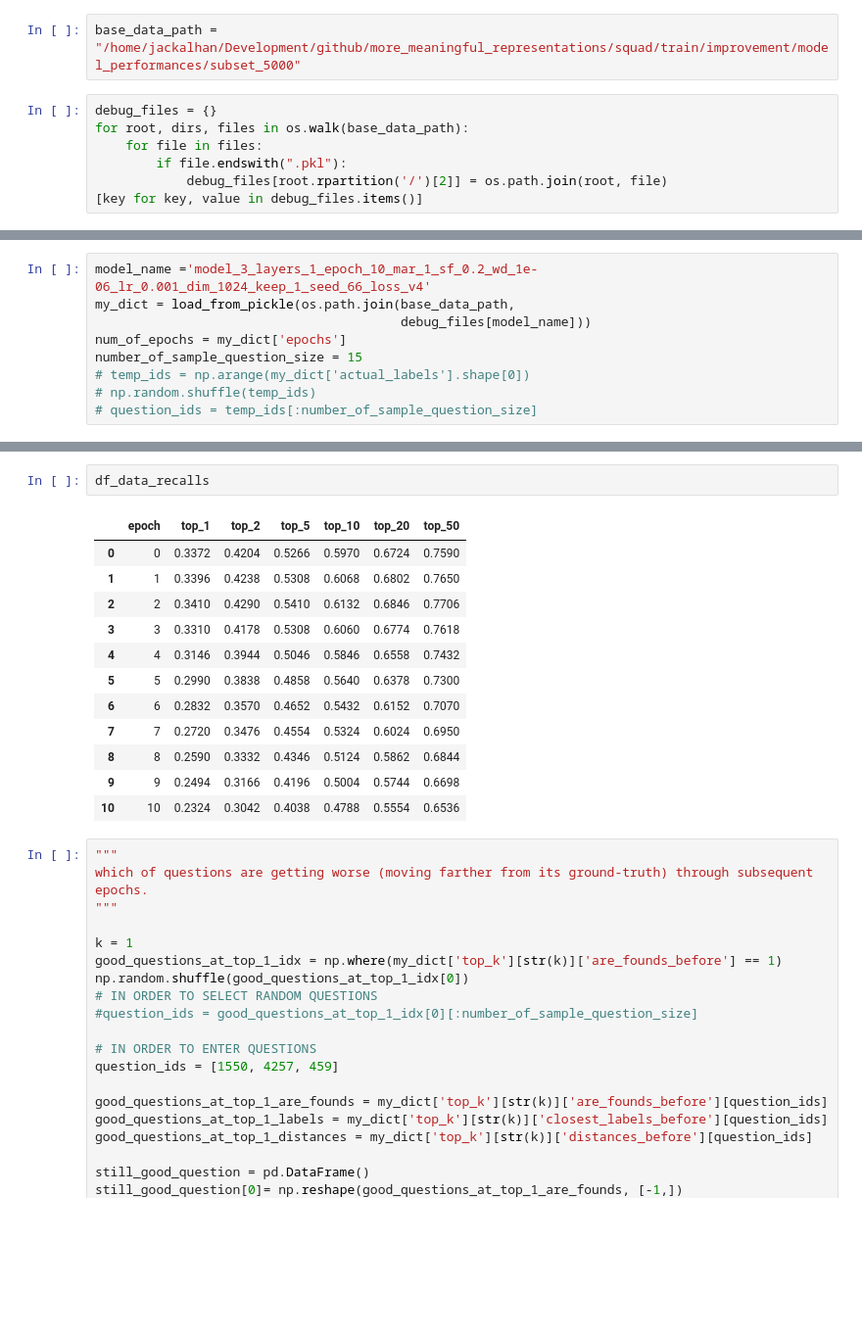
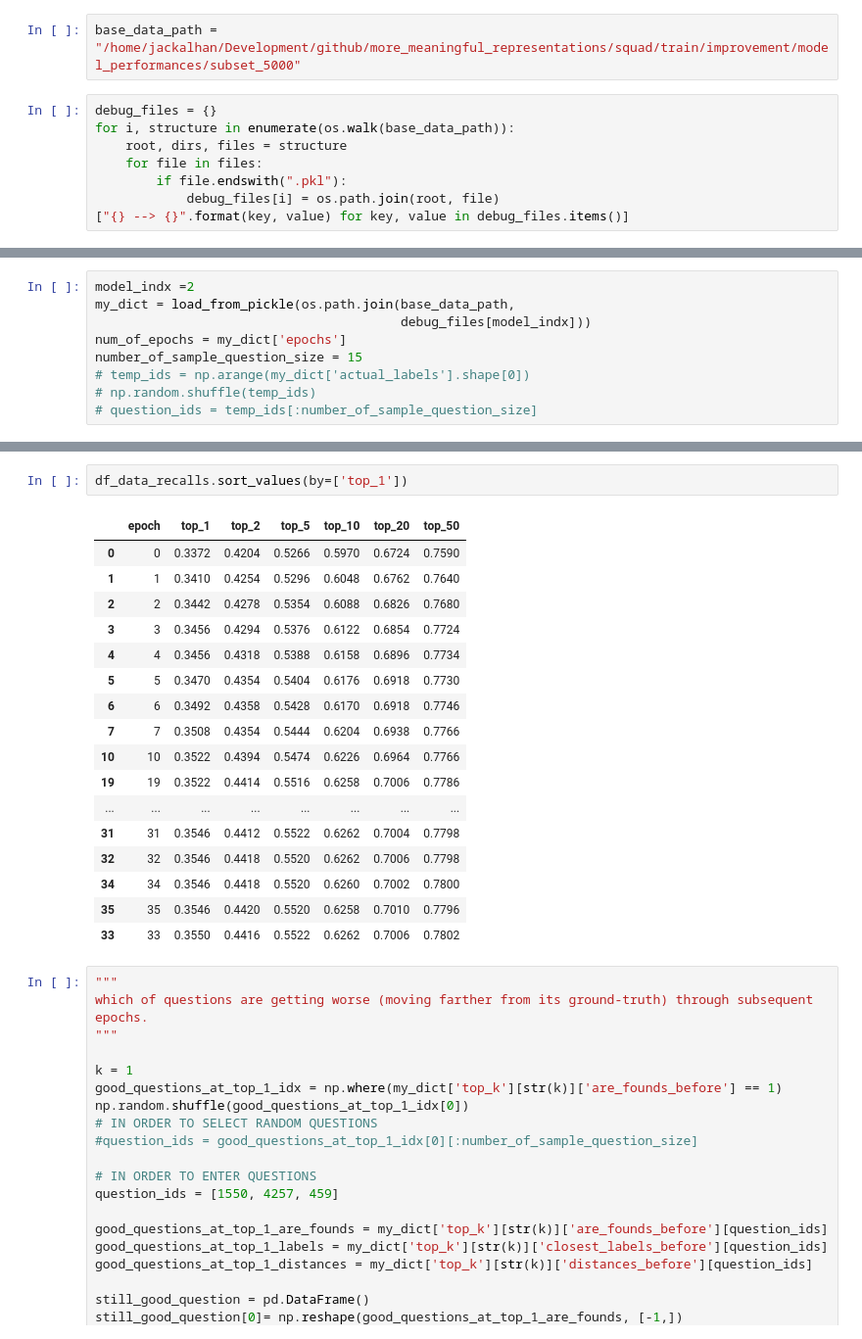
Before and after one commit to jackalhan/more_meaningful_representations, a Jupyter notebook: squad/Model_Execution_for_Tracing_Improvement.ipynb, the cells around one changed output, grey strips where cells are left out. Shown at 98% size. Drawn from its saved outputs; the diff is of its cells as text; blank space fills up the shorter version.

```diff
--- a/squad/Model_Execution_for_Tracing_Improvement.ipynb
+++ b/squad/Model_Execution_for_Tracing_Improvement.ipynb
@@ -16,9 +16,10 @@ py.offline.init_notebook_mode(connected=True)
 base_data_path = "/home/jackalhan/Development/github/more_meaningful_representations/squad/train/improvement/model_performances/subset_5000"
 # %%
 debug_files = {}
-for root, dirs, files in os.walk(base_data_path):
+for i, structure in enumerate(os.walk(base_data_path)):
+    root, dirs, files = structure
     for file in files:
         if file.endswith(".pkl"):
-            debug_files[root.rpartition('/')[2]] = os.path.join(root, file)
-[key for key, value in debug_files.items()]
+            debug_files[i] = os.path.join(root, file)
+["{} --> {}".format(key, value) for key, value in debug_files.items()]
 # %% [output]
@@ -32,7 +32,7 @@ for root, dirs, files in os.walk(base_data_path):
 # %%
-model_name ='model_3_layers_1_epoch_10_mar_1_sf_0.2_wd_1e-06_lr_0.001_dim_1024_keep_1_seed_66_loss_v4'
+model_indx =2
 my_dict = load_from_pickle(os.path.join(base_data_path,
-                                        debug_files[model_name]))
+                                        debug_files[model_indx]))
 num_of_epochs = my_dict['epochs']
 number_of_sample_question_size = 15
 # temp_ids = np.arange(my_dict['actual_labels'].shape[0])
@@ -77,21 +77,26 @@ fig =  go.Figure(data=traces, layout=layout)
 py.offline.iplot(fig)
 # %% [output]
 [interactive output not drawn]
-# %%
-df_data_recalls
-# %% [output]
-|  | epoch | top_1 | top_2 | top_5 | top_10 | top_20 | top_50 |
-| 0 | 0 | 0.3372 | 0.4204 | 0.5266 | 0.5970 | 0.6724 | 0.7590 |
-| 1 | 1 | 0.3396 | 0.4238 | 0.5308 | 0.6068 | 0.6802 | 0.7650 |
-| 2 | 2 | 0.3410 | 0.4290 | 0.5410 | 0.6132 | 0.6846 | 0.7706 |
-| 3 | 3 | 0.3310 | 0.4178 | 0.5308 | 0.6060 | 0.6774 | 0.7618 |
-| 4 | 4 | 0.3146 | 0.3944 | 0.5046 | 0.5846 | 0.6558 | 0.7432 |
-| 5 | 5 | 0.2990 | 0.3838 | 0.4858 | 0.5640 | 0.6378 | 0.7300 |
-| 6 | 6 | 0.2832 | 0.3570 | 0.4652 | 0.5432 | 0.6152 | 0.7070 |
-| 7 | 7 | 0.2720 | 0.3476 | 0.4554 | 0.5324 | 0.6024 | 0.6950 |
-| 8 | 8 | 0.2590 | 0.3332 | 0.4346 | 0.5124 | 0.5862 | 0.6844 |
-| 9 | 9 | 0.2494 | 0.3166 | 0.4196 | 0.5004 | 0.5744 | 0.6698 |
-| 10 | 10 | 0.2324 | 0.3042 | 0.4038 | 0.4788 | 0.5554 | 0.6536 |
+# %%
+df_data_recalls.sort_values(by=['top_1'])
+# %% [output]
+|  | epoch | top_1 | top_2 | top_5 | top_10 | top_20 | top_50 |
+| 0 | 0 | 0.3372 | 0.4204 | 0.5266 | 0.5970 | 0.6724 | 0.7590 |
+| 1 | 1 | 0.3410 | 0.4254 | 0.5296 | 0.6048 | 0.6762 | 0.7640 |
+| 2 | 2 | 0.3442 | 0.4278 | 0.5354 | 0.6088 | 0.6826 | 0.7680 |
+| 3 | 3 | 0.3456 | 0.4294 | 0.5376 | 0.6122 | 0.6854 | 0.7724 |
+| 4 | 4 | 0.3456 | 0.4318 | 0.5388 | 0.6158 | 0.6896 | 0.7734 |
+| 5 | 5 | 0.3470 | 0.4354 | 0.5404 | 0.6176 | 0.6918 | 0.7730 |
+| 6 | 6 | 0.3492 | 0.4358 | 0.5428 | 0.6170 | 0.6918 | 0.7746 |
+| 7 | 7 | 0.3508 | 0.4354 | 0.5444 | 0.6204 | 0.6938 | 0.7766 |
+| 10 | 10 | 0.3522 | 0.4394 | 0.5474 | 0.6226 | 0.6964 | 0.7766 |
+| 19 | 19 | 0.3522 | 0.4414 | 0.5516 | 0.6258 | 0.7006 | 0.7786 |
+| ... | ... | ... | ... | ... | ... | ... | ... |
+| 31 | 31 | 0.3546 | 0.4412 | 0.5522 | 0.6262 | 0.7004 | 0.7798 |
+| 32 | 32 | 0.3546 | 0.4418 | 0.5520 | 0.6262 | 0.7006 | 0.7798 |
+| 34 | 34 | 0.3546 | 0.4418 | 0.5520 | 0.6260 | 0.7002 | 0.7800 |
+| 35 | 35 | 0.3546 | 0.4420 | 0.5520 | 0.6258 | 0.7010 | 0.7796 |
+| 33 | 33 | 0.3550 | 0.4416 | 0.5522 | 0.6262 | 0.7006 | 0.7802 |
 # %%
 """
 which of questions are getting worse (moving farther from its ground-truth) through subsequent epochs.
```
Also changed, not shown: parts of 1 cell of this notebook, 2 other files.
